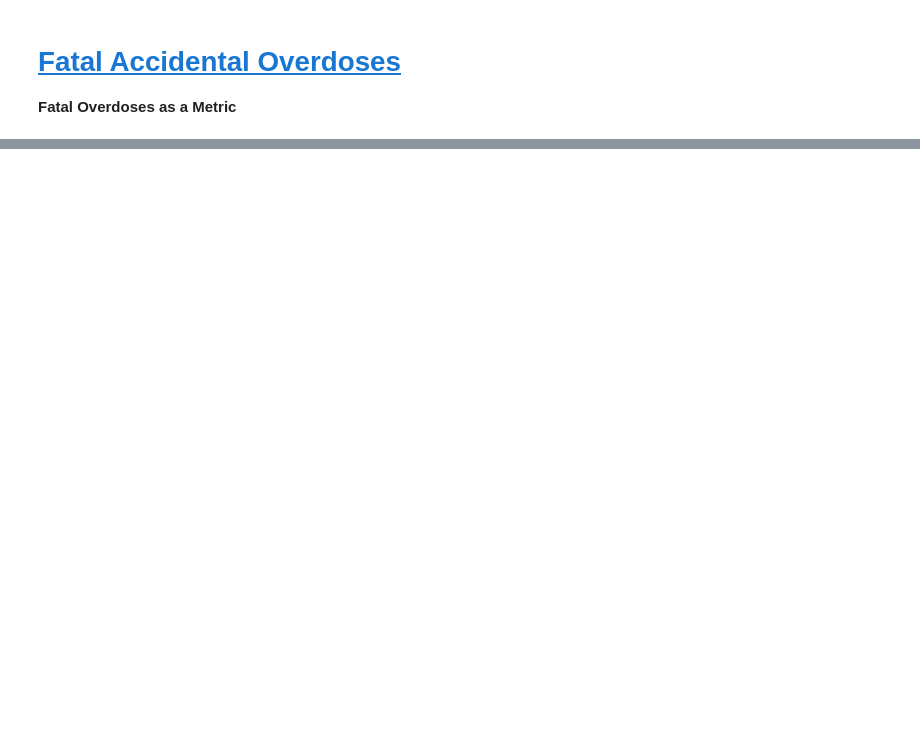
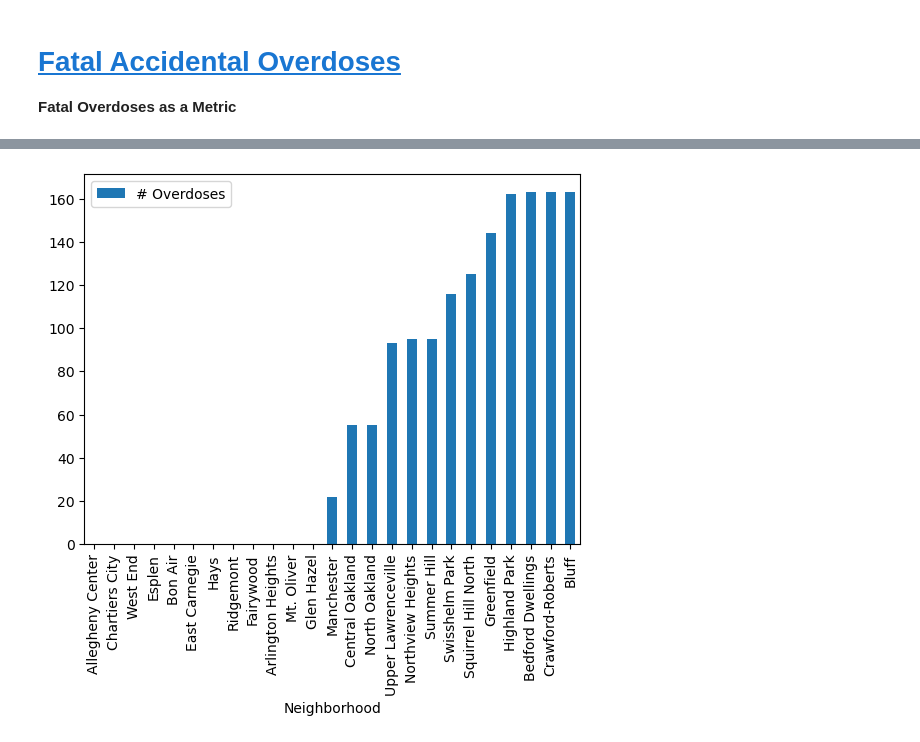
Before and after one commit to ee312/CMPINF0010-FINAL, a Jupyter notebook: ene8-notebook.ipynb, the cells around one changed output, grey strips where cells are left out. Drawn from its saved outputs; the diff is of its cells as text; code cells hidden in the pictures; blank space fills up the shorter version.

```diff
--- a/ene8-notebook.ipynb
+++ b/ene8-notebook.ipynb
@@ -64,0 +50,6 @@ sorted_ods.head(20)
+# %%
+lowest_ods = sorted_ods[:25]
+lowest_ods.plot.bar(x="Neighborhood",y="# Overdoses")
+plt.show()
+# %% [output]
+[figure, added]
```
Also changed, not shown: parts of 4 cells of this notebook.
